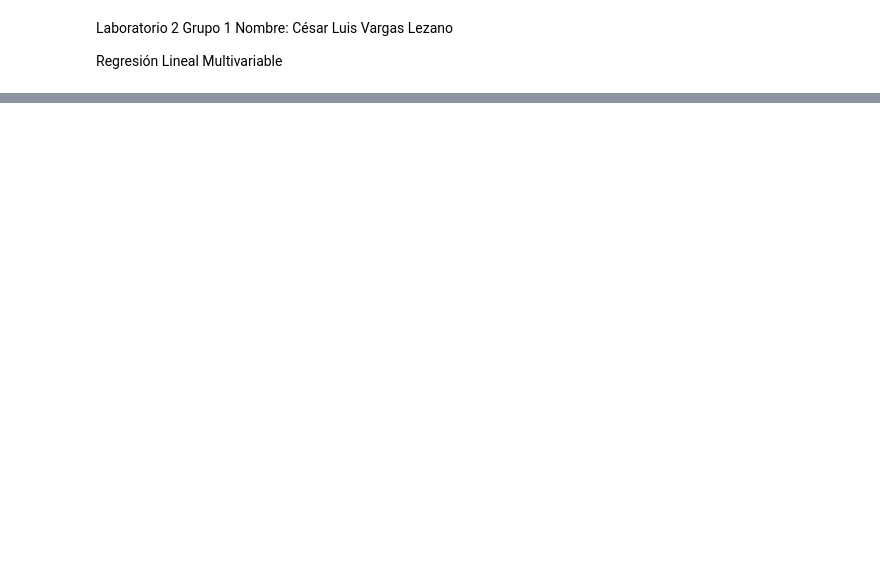
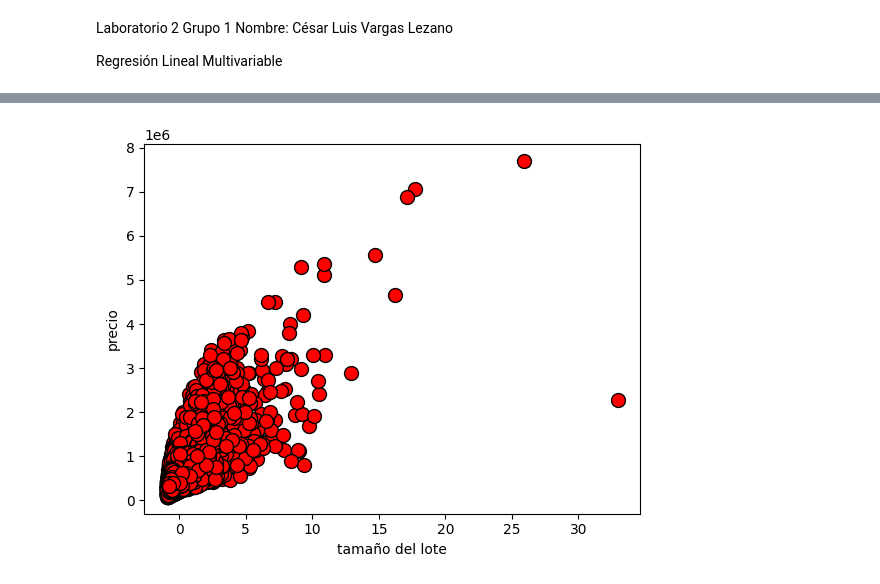
Before and after one commit to cesarvargasL/SIS-420-2-2024, a Jupyter notebook: Laboratorios/Laboratorio 2/laboratorio2.ipynb, the cells around one changed output, grey strips where cells are left out. Saved outputs shown, nothing was run; the diff lists cells and outputs as text; code cells hidden in the pictures; blank space fills up the shorter version.

```diff
--- a/Laboratorios/Laboratorio 2/laboratorio2.ipynb
+++ b/Laboratorios/Laboratorio 2/laboratorio2.ipynb
@@ -240,0 +530,7 @@ los valores de theta calculados son: [-4.14451236e+04 -2.78184112e-01  2.9615164
+# %%
+# Cargar el dataset
+data = pd.read_csv('./kc_house_data.csv')
+
+# Eliminar todas las columnas a excepción de "sqft_living" y "price"
+data = data[['sqft_living', 'price']]
+data.head()
@@ -240,0 +544,4 @@ los valores de theta calculados son: [-4.14451236e+04 -2.78184112e-01  2.9615164
+# %%
+# Cargar datos
+X = data.iloc[:, 0].values.reshape(-1, 1)  # Asegurarse de que X es un array 2D
+y = data.iloc[:, 1].values
@@ -240,0 +559,3 @@ los valores de theta calculados son: [-4.14451236e+04 -2.78184112e-01  2.9615164
+# %%
+# Concatenar X con X^2
+X = np.concatenate([X, X * X], axis=1)
@@ -240,0 +583,8 @@ los valores de theta calculados son: [-4.14451236e+04 -2.78184112e-01  2.9615164
+# %%
+# llama featureNormalize con los datos cargados
+X_norm, mu, sigma = featureNormalize(X)
+
+#print(X)
+#print('Media calculada:', mu)
+#print('Desviación estandar calculada:', sigma)
+#print(X_norm)
@@ -240,0 +601,4 @@ los valores de theta calculados son: [-4.14451236e+04 -2.78184112e-01  2.9615164
+# %%
+plotData(X_norm[:,1], y)
+# %% [output]
+[figure, added]
```
Also changed, not shown: parts of 80 cells of this notebook.
